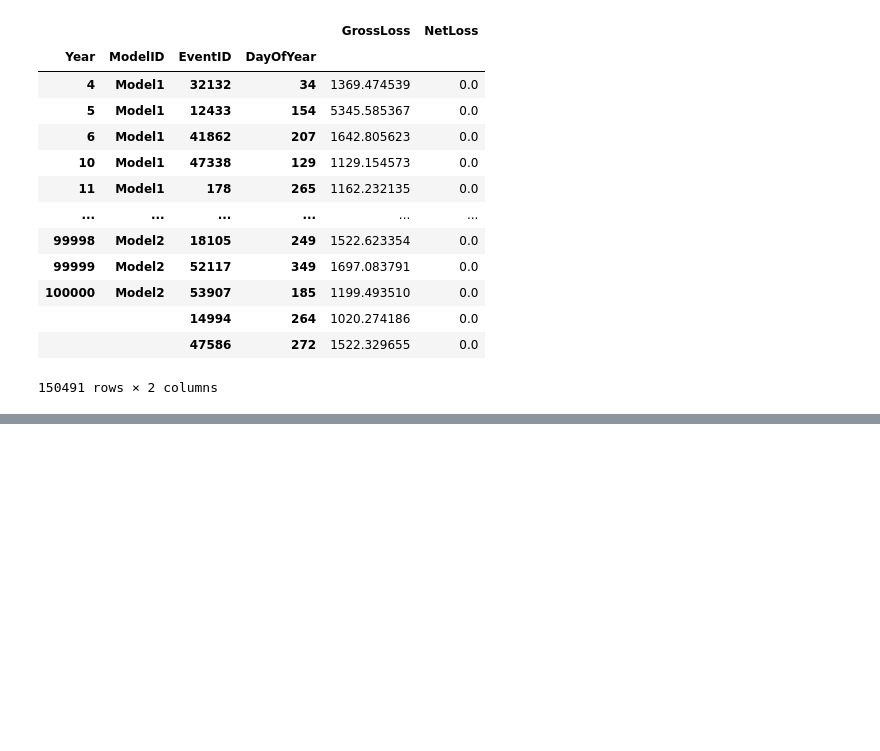
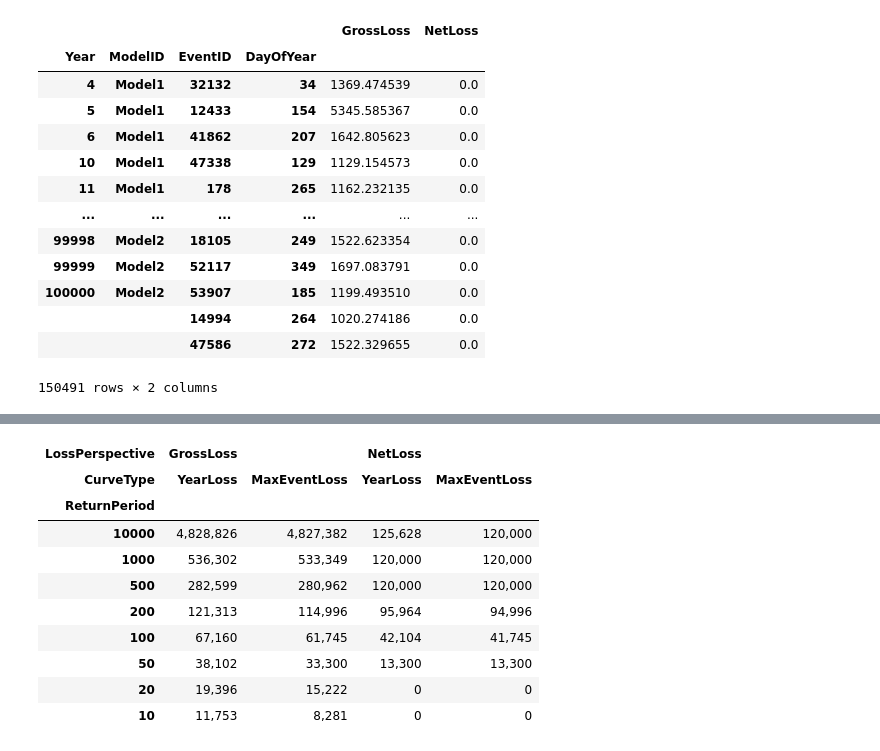
Before and after one commit to iwbailey/pandas-ylt, a Jupyter notebook: examples.ipynb, the cells around one changed output, grey strips where cells are left out. Drawn from its saved outputs; the diff is of its cells as text; code cells hidden in the pictures; blank space fills up the shorter version.

```diff
--- a/examples.ipynb
+++ b/examples.ipynb
@@ -119,0 +154,15 @@ display(yelts.yel.to_aal_df().style.format(fmt)
+# %%
+# AEP & OEP on both gross and net loss
+yelts.yel.to_ep_summaries(return_periods, is_oep=True, is_aep=True).style.format(fmt)
+# %% [output]
+| LossPerspective | GrossLoss |  | NetLoss |  |
+| CurveType | YearLoss | MaxEventLoss | YearLoss | MaxEventLoss |
+| ReturnPeriod |  |  |  |  |
+| 10000 | 4,828,826 | 4,827,382 | 125,628 | 120,000 |
+| 1000 | 536,302 | 533,349 | 120,000 | 120,000 |
+| 500 | 282,599 | 280,962 | 120,000 | 120,000 |
+| 200 | 121,313 | 114,996 | 95,964 | 94,996 |
+| 100 | 67,160 | 61,745 | 42,104 | 41,745 |
+| 50 | 38,102 | 33,300 | 13,300 | 13,300 |
+| 20 | 19,396 | 15,222 | 0 | 0 |
+| 10 | 11,753 | 8,281 | 0 | 0 |
```
Also changed, not shown: parts of 8 cells of this notebook.
